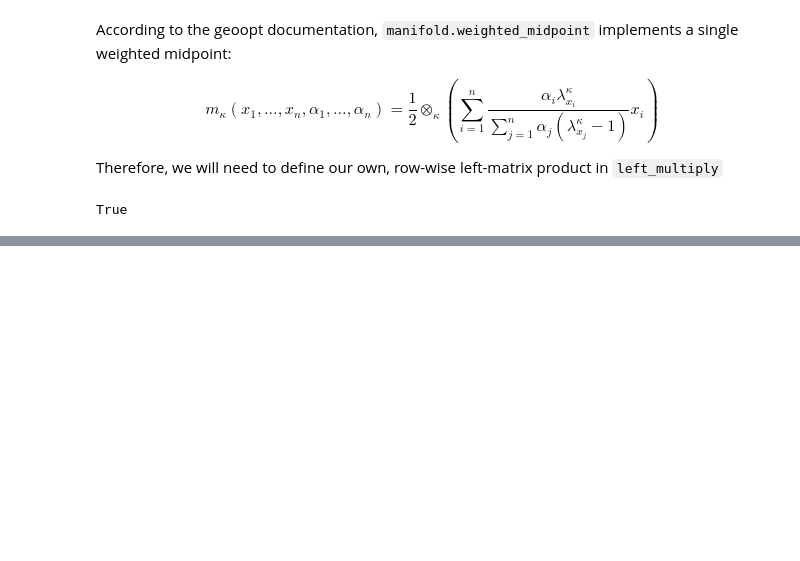
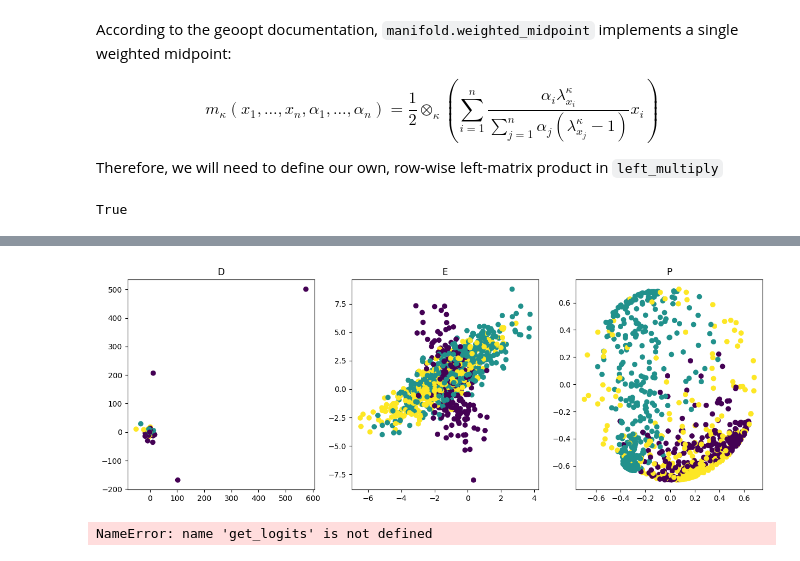
Before and after one commit to dydact/manify, a Jupyter notebook: notebooks/47_stereographic_tests.ipynb, the cells around one changed output, grey strips where cells are left out. Cells and saved outputs as stored; diff of their text form; code cells hidden in the pictures; blank space fills up the shorter version.

```diff
--- a/notebooks/47_stereographic_tests.ipynb
+++ b/notebooks/47_stereographic_tests.ipynb
@@ -714,0 +841,79 @@ for i in range(EPOCHS):
+# %%
+# Let's start with a basic product manifold
+import embedders
+import matplotlib.pyplot as plt
+import torch
+
+# Make a manifold
+M = embedders.manifolds.ProductManifold(signature=[(2, 2), (0, 2), (-2, 2)])
+S, E, H = M.P
+
+# Get points
+X, y = embedders.gaussian_mixture.gaussian_mixture(pm=M, num_classes=3)
+X_S, X_E, X_H = M.factorize(X)
+
+# Convert to stereographic
+M_stereo, X_stereo = M.stereographic(X)
+D, _, P = M_stereo.P
+X_D, _, X_P = M_stereo.factorize(X_stereo)
+
+# Let's also visualize our points
+fig, axs = plt.subplots(1, 3, figsize=(15, 5))
+for ax, _X, title in zip(axs, [X_D, X_E, X_P], ["D", "E", "P"]):
+    ax.scatter(_X[:, 0], _X[:, 1], c=y)
+    ax.set_title(title)
+plt.show()
+# %% [output]
+[figure, added]
+# %%
+def get_logits_old(self, man, X, W, b):
+    """
+    Computes logits given the manifold.
+
+    Args:
+        man: The manifold object, containing the curvature and relevant operations.
+        X: Input points tensor of shape (n, d), where n is the number of points and d is the dimensionality.
+        W: Weight tensor of shape (d, k), where k is the number of classes.
+        b: Bias tensor of shape (k,).
+
+    Returns:
+        Logits: tensor of shape (n, k).
+    """
+    k = W.shape[1]
+    n = X.shape[0]
+    kappa = man.curvature
+    logits = torch.zeros(n, k)
+    for class_idx in range(k):
+        # 0. Get parameters
+        a_k = W[:, class_idx]
+        p_k = b[class_idx]
+
+        # 1. Let's get z_k = -p_k \oplus_\kappa x
+        z_k = man.manifold.mobius_add(-p_k, X)
+
+        # 2. Get norms for relevant terms
+        z_k_norm = torch.norm(z_k)
+        a_k_norm = torch.norm(a_k)
+
+        # 3. Get the argument for sin_kappa^-1
+        num = 2 * abs(kappa) ** 0.5 * man.manifold.inner(z_k, a_k)
+        denom = (1 + kappa * z_k_norm**2) * a_k_norm
+        arg = num / denom
+
+        # 4. Get the right-hand side
+        sin_kappa_inv = torch.asin if kappa >= 0 else torch.asinh
+        rhs = sin_kappa_inv(arg)
+
+        # 5. Get the left-hand side
+        lambda_pk = man.manifold.lambda_x(p_k)
+        lhs = lambda_pk * a_k_norm / abs(kappa) ** 0.5
+
+        # 6. Get the logits
+        logits[:, class_idx] = (lhs * rhs).flatten()
+
+    return logits
+
+
+get_logits(D, X_D, W, p_ks)
+# %% [output]
+NameError: name 'get_logits' is not defined
```
Also changed, not shown: parts of 12 cells of this notebook, 1 other file.
